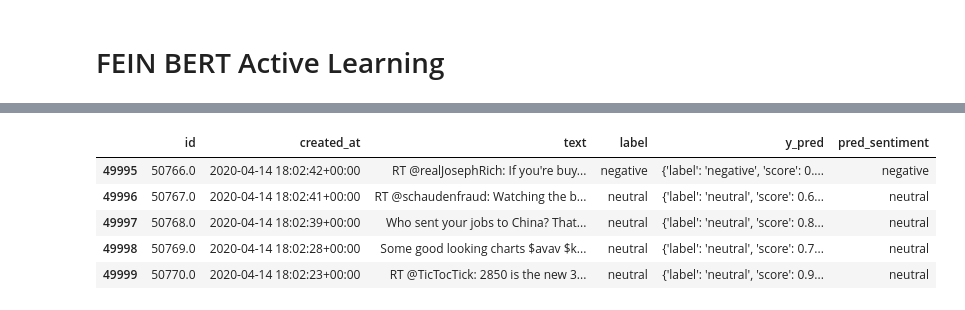
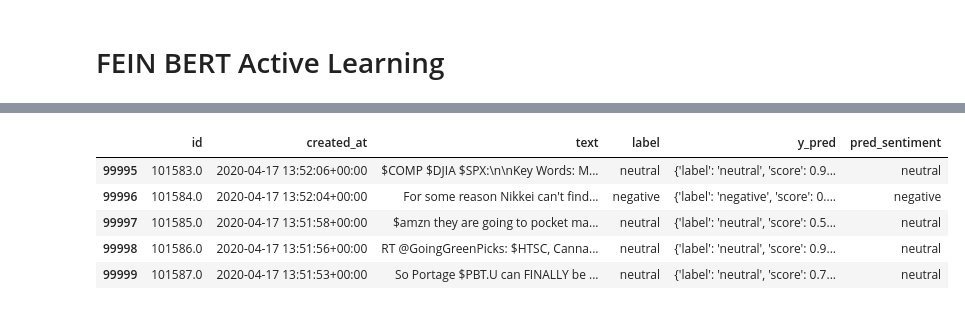
Before and after one commit to NiklasSeitherDHBW/NLP-CrowdFlow, a Jupyter notebook: src/finbert.ipynb, the cells around one changed output, grey strips where cells are left out. Cells and saved outputs as stored; diff of their text form; code cells hidden in the pictures.

```diff
--- a/src/finbert.ipynb
+++ b/src/finbert.ipynb
@@ -136,15 +132,15 @@ from transformers import pipeline
 
 from utils import config, utils
 # %%
-df_all, df_cv = utils.Utils.load_data()
+df_all, df_cv = utils.Utils.load_data(drop_neutral=False)
 df_all.tail()
 # %% [output]
 |  | id | created_at | text | label | y_pred | pred_sentiment |
-| 49995 | 50766.0 | 2020-04-14 18:02:42+00:00 | RT @realJosephRich: If you're buy... | negative | {'label': 'negative', 'score': 0.... | negative |
-| 49996 | 50767.0 | 2020-04-14 18:02:41+00:00 | RT @schaudenfraud: Watching the b... | neutral | {'label': 'neutral', 'score': 0.6... | neutral |
-| 49997 | 50768.0 | 2020-04-14 18:02:39+00:00 | Who sent your jobs to China? That... | neutral | {'label': 'neutral', 'score': 0.8... | neutral |
-| 49998 | 50769.0 | 2020-04-14 18:02:28+00:00 | Some good looking charts $avav $k... | neutral | {'label': 'neutral', 'score': 0.7... | neutral |
-| 49999 | 50770.0 | 2020-04-14 18:02:23+00:00 | RT @TicTocTick: 2850 is the new 3... | neutral | {'label': 'neutral', 'score': 0.9... | neutral |
+| 99995 | 101583.0 | 2020-04-17 13:52:06+00:00 | $COMP $DJIA $SPX:\n\nKey Words: M... | neutral | {'label': 'neutral', 'score': 0.9... | neutral |
+| 99996 | 101584.0 | 2020-04-17 13:52:04+00:00 | For some reason Nikkei can't find... | negative | {'label': 'negative', 'score': 0.... | negative |
+| 99997 | 101585.0 | 2020-04-17 13:51:58+00:00 | $amzn they are going to pocket ma... | neutral | {'label': 'neutral', 'score': 0.5... | neutral |
+| 99998 | 101586.0 | 2020-04-17 13:51:56+00:00 | RT @GoingGreenPicks: $HTSC, Canna... | neutral | {'label': 'neutral', 'score': 0.9... | neutral |
+| 99999 | 101587.0 | 2020-04-17 13:51:53+00:00 | So Portage $PBT.U can FINALLY be ... | neutral | {'label': 'neutral', 'score': 0.7... | neutral |
 # %%
 df_cv.head()
 # %% [output]
```
Also changed, not shown: parts of 12 cells of this notebook.
